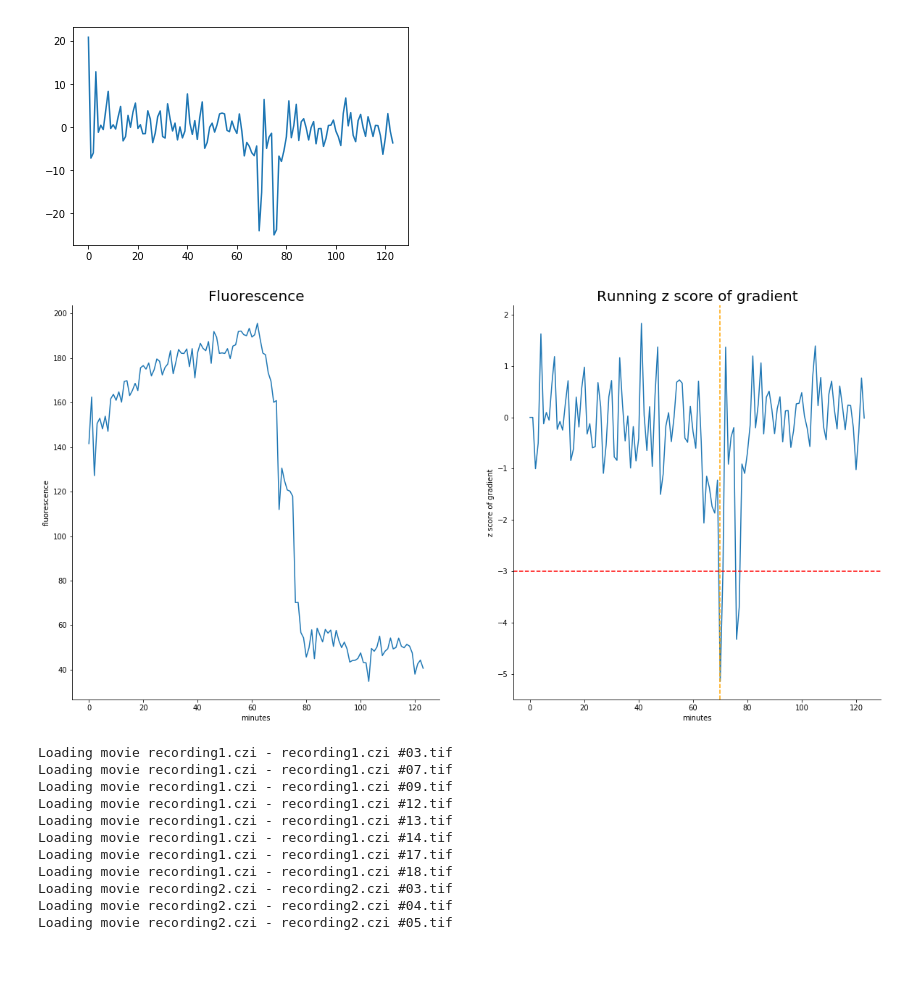
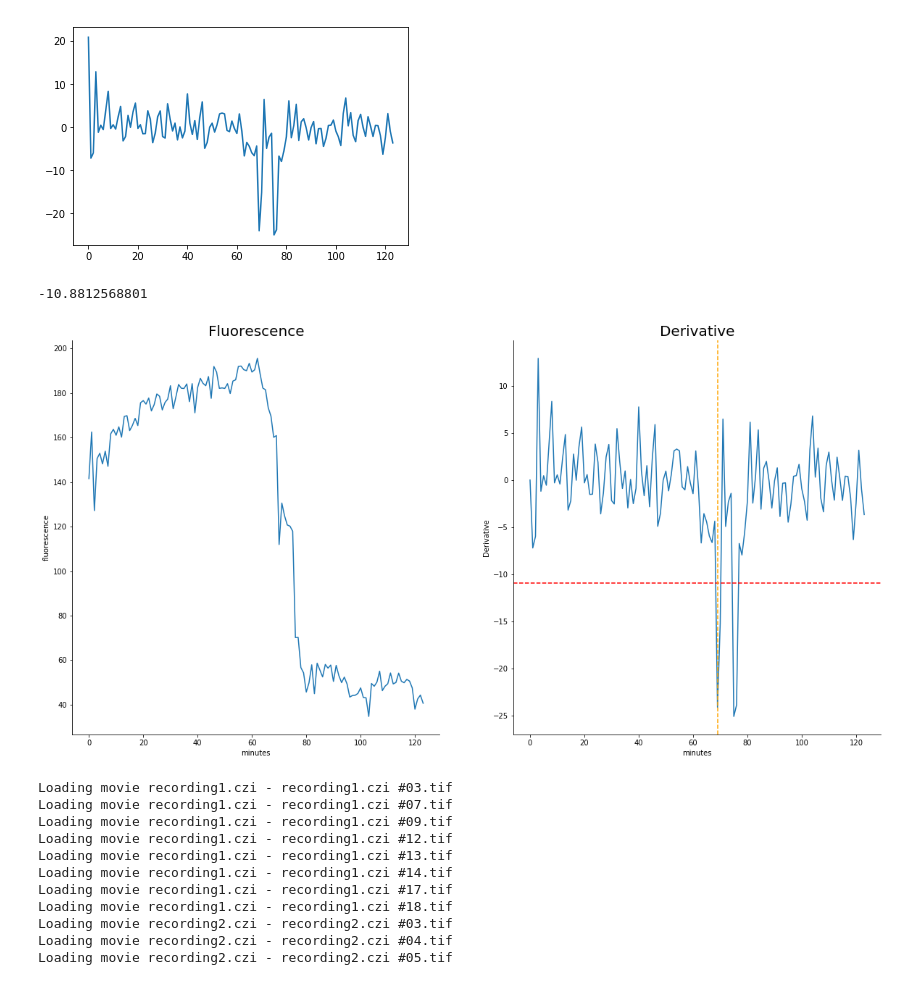
Before and after one commit to NCBI-Hackathons/Cells2Image, a Jupyter notebook: scratchLars-1.ipynb, the cells around one changed output. Cells and saved outputs as stored; diff of their text form; code cells hidden in the pictures.

Commit message:
added threshold to derivative

```diff
--- a/scratchLars-1.ipynb
+++ b/scratchLars-1.ipynb
@@ -285,33 +285,41 @@ def gradient_trigger(input_series,threshold=-2.5):
     if threshold >= 0:
         trigger_index = np.where(z_scores >= threshold)[0][0]
     else:
-        trigger_index = np.where(z_scores <= threshold)[0][0]
+        trigger_index = np.where(z_scores <= threshold)[0][0] -1
 
     return gradients,z_scores,trigger_index
 # %%
 import seaborn.apionly as sns
 
 gradients,z_scores,trigger_index = gradient_trigger(fluo)
+
+local_std = np.std(gradients[:trigger_index])
+local_mean = np.mean(gradients[:trigger_index])
+local_thresh = -3 * local_std + local_mean
+print(local_thresh)
+
 plt.figure(figsize = (20,10))
 plt.subplot(1,2,1)
 ax1 = plt.gca()
 ax1.set_ylabel('fluorescence')
 ax1.set_xlabel('minutes')
 plt.plot(fluo)
 plt.title('Fluorescence',fontsize=20)
 sns.despine()
 plt.subplot(1,2,2)
 ax2 = plt.gca()
 ax2.set_ylabel('Derivative')
 ax2.set_xlabel('minutes')
 plt.plot(gradients)
 plt.title('Derivative',fontsize=20)
 sns.despine()
+plt.axhline(y=local_thresh,c='red',linestyle='--');
 
 plt.axvline(x=trigger_index,c='orange',linestyle='--');
 plt.savefig('images/trigger2.png')
 # %% [output]
+-10.8812568801
-[figure, old version]
+[figure, new version]
 # %%
 def get_cell_mask(frame,centroid,ptile=75,blur_sigma=15):
     props=[]
```
Also changed, not shown: parts of 1 cell of this notebook, 1 other file.
